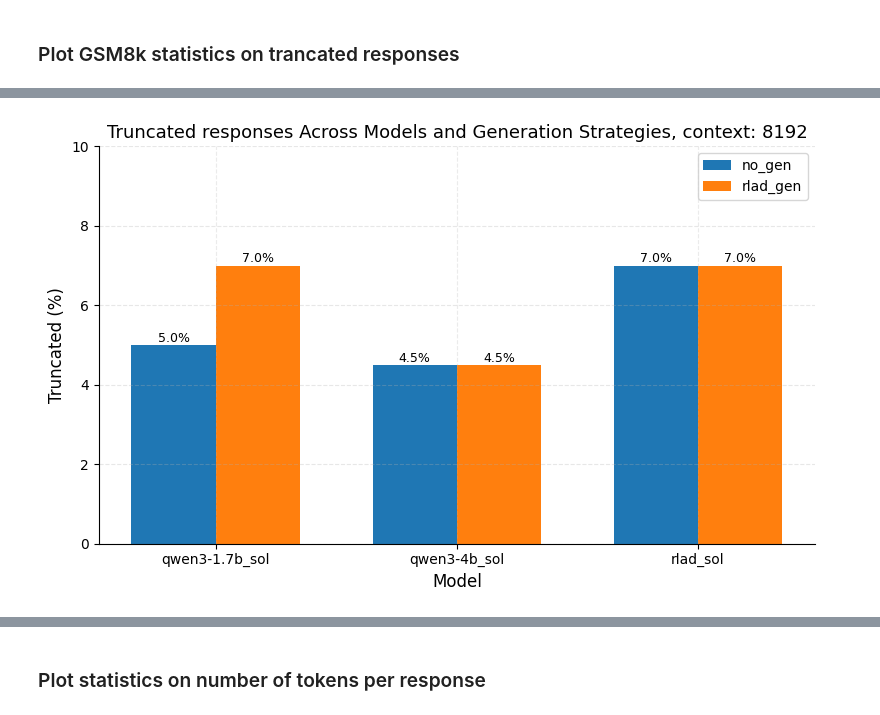
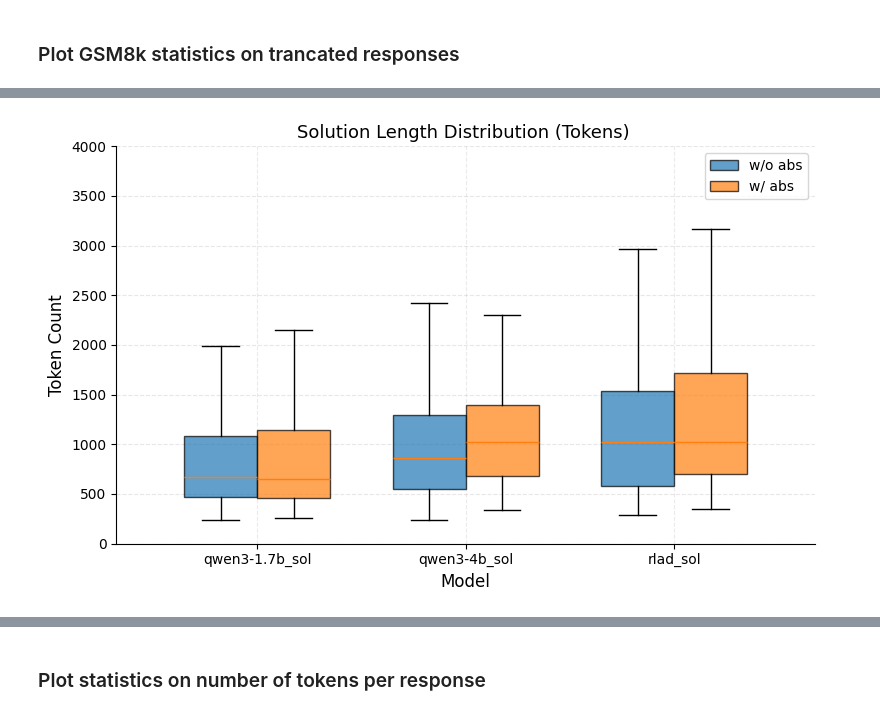
Before and after one commit to AmelxJamal/RLAD, a Jupyter notebook: notebooks/visualize_results.ipynb, the cells around one changed output, grey strips where cells are left out. Drawn from its saved outputs; the diff is of its cells as text; code cells hidden in the pictures.

```diff
--- a/notebooks/visualize_results.ipynb
+++ b/notebooks/visualize_results.ipynb
@@ -101,52 +181,66 @@ Unique Solvers: ['qwen3-1.7b_sol', 'qwen3-4b_sol', 'rlad_sol']
 # %%
 num_examples = results["selected"]["n_total"]
-
-no_gen_trunc = {
-    mod: 100 * (complete_results[mod]["overall"]["truncated"] + 2.0) / float(num_examples) for mod in models if "no_gen" in mod
-}
-rlad_gen_trunc = {
-    mod: 100 * (complete_results[mod]["overall"]["truncated"] + 2.0) / float(num_examples) for mod in models if "rlad_gen" in mod
-}
-print("No Gen Truncated:", no_gen_trunc)
-print("RLAD Gen Truncated:", rlad_gen_trunc)
 
 # Create plots directory if it doesn't exist
 os.makedirs("../plots/", exist_ok=True)
 
-# Plot settings
-unique_solvers = sorted(list({mod.replace("no_gen_", "") for mod in no_gen_trunc.keys()}))
-
-print("Unique Solvers:", unique_solvers)
-x = np.arange(len(models) // 2)
+# Consistent solver order
+unique_solvers = sorted(
+    mod.replace("no_gen_", "") for mod in toks_counts if "no_gen" in mod
+)
+x = np.arange(len(unique_solvers))
 width = 0.35
 
+plt.figure(figsize=(8, 5))
 
-plt.figure(figsize=(8, 5))
-bars1 = plt.bar(x - width/2, list(no_gen_trunc.values()), width, label="no_gen")
-bars2 = plt.bar(x + width/2, list(rlad_gen_trunc.values()), width, label="rlad_gen")
+# Collect raw token counts
+no_gen_data = [
+    [n_toks for n_toks, _ in toks_counts[f"no_gen_{s}"]]
+    for s in unique_solvers
+]
+rlad_data = [
+    [n_toks for n_toks, _ in toks_counts[f"rlad_gen_{s}"]]
+    for s in unique_solvers
+]
+
+# Box plots
+bp1 = plt.boxplot(
+    no_gen_data,
+    positions=x - width / 2,
+    widths=width,
+    patch_artist=True,
+    showfliers=False
+)
+
+bp2 = plt.boxplot(
+    rlad_data,
+    positions=x + width / 2,
+    widths=width,
+    patch_artist=True,
+    showfliers=False
+)
+
+# Coloring (minimal, clean)
+for box in bp1["boxes"]:
+    box.set(facecolor="C0", alpha=0.7)
+for box in bp2["boxes"]:
+    box.set(facecolor="C1", alpha=0.7)
+
 # Labels & styling
-plt.ylabel("Truncated (%)")
+plt.ylabel("Token Count")
 plt.xlabel("Model")
-plt.title(f"Truncated responses Across Models and Generation Strategies, context: {results['gen_cfg']['max_context_tokens']}")
+plt.title(
+    f"Solution Length Distribution (Tokens) "
+)
 plt.xticks(x, unique_solvers)
-plt.ylim(0, 10.0)
-plt.legend()
+plt.ylim(0, 4000)
+plt.legend(
+    [bp1["boxes"][0], bp2["boxes"][0]],
+    ["w/o abs", "w/ abs"]
+)
 
-# Annotate bars with percentages
-for bars in (bars1, bars2):
-    for bar in bars:
-        height = bar.get_height()
-        plt.text(
-            bar.get_x() + bar.get_width() / 2,
-            height + 0.002,
-            f"{height:.1f}%",
-            ha="center",
-            va="bottom",
-            fontsize=9
-        )
 plt.grid(True, axis="y", alpha=0.3)
-
-plt.savefig("../plots/gsm8k_truncated_comparison.png", dpi=300, bbox_inches='tight')
 plt.tight_layout()
+plt.savefig("../plots/gsm8k_token_distribution_boxplot.pdf", bbox_inches="tight")
 plt.show()
 # %% [output]
@@ -156 +247 @@ Unique Solvers: ['qwen3-1.7b_sol', 'qwen3-4b_sol', 'rlad_sol']
-[figure, old version]
+[figure, new version]
```
Also changed, not shown: parts of 9 cells of this notebook, 11 other files.
